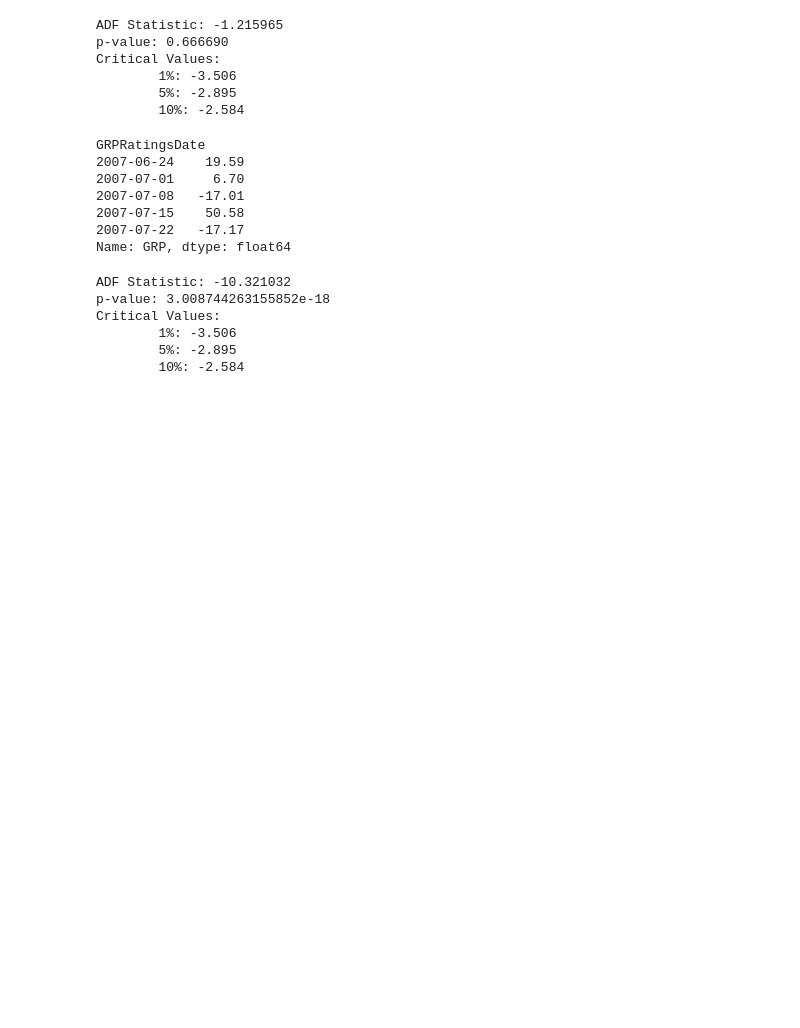
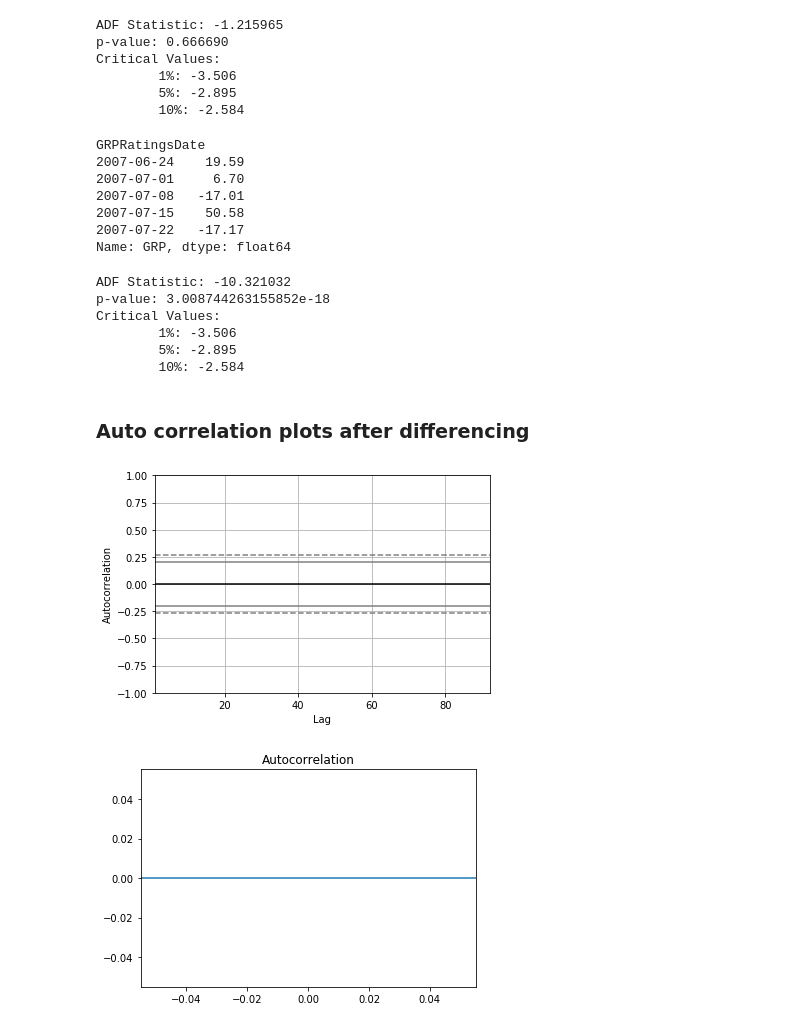
Before and after one commit to lppier/Indian_TV_Time_Series, a Jupyter notebook: TimeSeriesRegression.ipynb, the cells around one changed output. Drawn from its saved outputs; the diff is of its cells as text; code cells hidden in the pictures; blank space fills up the shorter version.

```diff
--- a/TimeSeriesRegression.ipynb
+++ b/TimeSeriesRegression.ipynb
@@ -175,3 +182,12 @@ Critical Values:
         1%: -3.506
         5%: -2.895
         10%: -2.584
+# %% [markdown]
+### Auto correlation plots after differencing
+# %%
+autocorrelation_plot(diff_df)
+plot_acf(diff_df, lags=4)
+plt.show()
+# %% [output]
+[figure, added]
+[figure, added]
```
Also changed, not shown: parts of 1 cell of this notebook, 5 other files.
